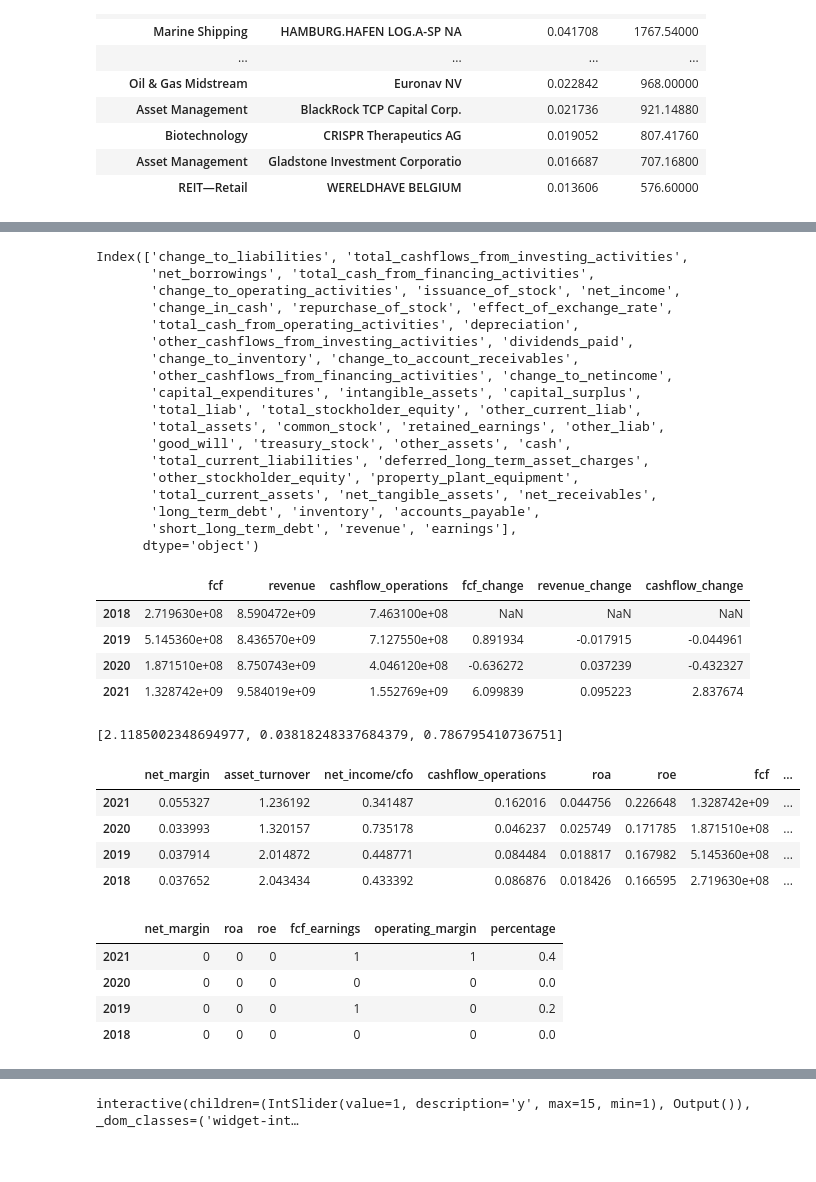
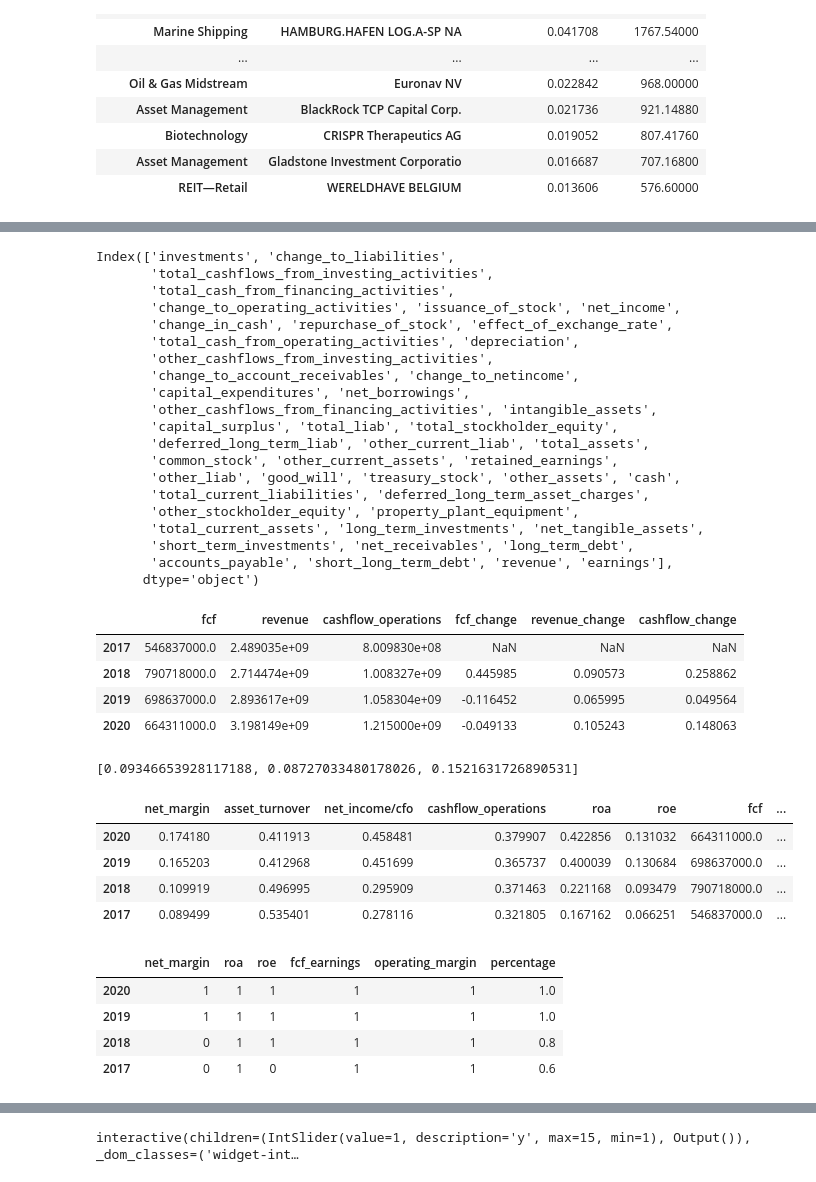
Before and after one commit to Michiel-DK/iex, a Jupyter notebook: yahoo.ipynb, the cells around one changed output, grey strips where cells are left out. Drawn from its saved outputs; the diff is of its cells as text; code cells hidden in the pictures.

```diff
--- a/yahoo.ipynb
+++ b/yahoo.ipynb
@@ -96,5 +102,5 @@ tickers = ['ABBV','ADBE', 'AMGN', 'AY', 'BABA', 'CARM.PA', 'CRM', 'CRSP', 'CVS',
 # %%
-ticker = "DKS"
+ticker = "AKAM"
 tick = yf.Ticker(ticker)
 tick
 # %% [output]
@@ -177,26 +183,31 @@ result
 # %%
 result.columns
 # %% [output]
-Index(['change_to_liabilities', 'total_cashflows_from_investing_activities',
-       'net_borrowings', 'total_cash_from_financing_activities',
+Index(['investments', 'change_to_liabilities',
+       'total_cashflows_from_investing_activities',
+       'total_cash_from_financing_activities',
        'change_to_operating_activities', 'issuance_of_stock', 'net_income',
        'change_in_cash', 'repurchase_of_stock', 'effect_of_exchange_rate',
        'total_cash_from_operating_activities', 'depreciation',
-       'other_cashflows_from_investing_activities', 'dividends_paid',
-       'change_to_inventory', 'change_to_account_receivables',
-       'other_cashflows_from_financing_activities', 'change_to_netincome',
-       'capital_expenditures', 'intangible_assets', 'capital_surplus',
-       'total_liab', 'total_stockholder_equity', 'other_current_liab',
-       'total_assets', 'common_stock', 'retained_earnings', 'other_liab',
-       'good_will', 'treasury_stock', 'other_assets', 'cash',
+       'other_cashflows_from_investing_activities',
+       'change_to_account_receivables', 'change_to_netincome',
+       'capital_expenditures', 'net_borrowings',
+       'other_cashflows_from_financing_activities', 'intangible_assets',
+       'capital_surplus', 'total_liab', 'total_stockholder_equity',
+       'deferred_long_term_liab', 'other_current_liab', 'total_assets',
+       'common_stock', 'other_current_assets', 'retained_earnings',
+       'other_liab', 'good_will', 'treasury_stock', 'other_assets', 'cash',
        'total_current_liabilities', 'deferred_long_term_asset_charges',
        'other_stockholder_equity', 'property_plant_equipment',
-       'total_current_assets', 'net_tangible_assets', 'net_receivables',
-       'long_term_debt', 'inventory', 'accounts_payable',
-       'short_long_term_debt', 'revenue', 'earnings'],
+       'total_current_assets', 'long_term_investments', 'net_tangible_assets',
+       'short_term_investments', 'net_receivables', 'long_term_debt',
+       'accounts_payable', 'short_long_term_debt', 'revenue', 'earnings'],
       dtype='object')
 # %%
-result['fcf'] = result['total_cash_from_operating_activities'] - abs(result['capital_expenditures'])
+try:
+    result['fcf'] = result['total_cash_from_operating_activities'] - abs(result['capital_expenditures'])
+except KeyError:
+    result['fcf'] = result['total_cash_from_operating_activities']
 # %%
 growth = pd.DataFrame()
 growth['fcf'] = result['fcf']
@@ -209,45 +220,48 @@ growth['cashflow_change'] = growth.cashflow_operations.pct_change()
 growth
 # %% [output]
 |  | fcf | revenue | cashflow_operations | fcf_change | revenue_change | cashflow_change |
-| 2018 | 2.719630e+08 | 8.590472e+09 | 7.463100e+08 | NaN | NaN | NaN |
-| 2019 | 5.145360e+08 | 8.436570e+09 | 7.127550e+08 | 0.891934 | -0.017915 | -0.044961 |
-| 2020 | 1.871510e+08 | 8.750743e+09 | 4.046120e+08 | -0.636272 | 0.037239 | -0.432327 |
-| 2021 | 1.328742e+09 | 9.584019e+09 | 1.552769e+09 | 6.099839 | 0.095223 | 2.837674 |
+| 2017 | 546837000.0 | 2.489035e+09 | 8.009830e+08 | NaN | NaN | NaN |
+| 2018 | 790718000.0 | 2.714474e+09 | 1.008327e+09 | 0.445985 | 0.090573 | 0.258862 |
+| 2019 | 698637000.0 | 2.893617e+09 | 1.058304e+09 | -0.116452 | 0.065995 | 0.049564 |
+| 2020 | 664311000.0 | 3.198149e+09 | 1.215000e+09 | -0.049133 | 0.105243 | 0.148063 |
 # %%
 [growth['fcf_change'].mean(), growth['revenue_change'].mean(), growth['cashflow_change'].mean()]
 #np.mean([growth['fcf_change'].mean(), growth['revenue_change'].mean(), growth['cashflow_change'].mean()])
 # %% [output]
-[2.1185002348694977, 0.03818248337684379, 0.786795410736751]
+[0.09346653928117188, 0.08727033480178026, 0.1521631726890531]
 # %%
 ratios = pd.DataFrame()
 ratios['net_margin'] = result['net_income']/result['revenue']
 ratios['asset_turnover'] = result['revenue']/result['total_assets']
 ratios['net_income/cfo'] = result['net_income']/result['total_cash_from_operating_activities']
 ratios['cashflow_operations'] = result['total_cash_from_operating_activities']/result['revenue']
 ratios['roa'] = ratios['net_margin'] / ratios['asset_turnover']
 ratios['roe'] = ratios['net_margin'] * ratios['asset_turnover'] * (result['total_assets'] / result['total_stockholder_equity'])
-ratios['fcf'] = result['total_cash_from_operating_activities'] - abs(result['capital_expenditures'])
+try:
+    ratios['fcf'] = result['total_cash_from_operating_activities'] - abs(result['capital_expenditures'])
+except KeyError:
+    ratios['fcf'] = result['total_cash_from_operating_activities']
 ratios['fcf_earnings'] = ratios['fcf'] / result['revenue']
 ratios['operating_margin'] = result['total_cash_from_operating_activities'] / result['revenue']
 ratios['financial_leverage'] =  result['total_assets'] / result['total_stockholder_equity']
 ratios['debt_to_equity'] = result['long_term_debt'] / result['total_stockholder_equity']
 ratios['current_ratio'] = result['total_current_assets'] / result['total_current_liabilities']
 try:
     ratios['quick_ratio'] = (result['total_current_assets'] + result['inventory']) / result['total_current_liabilities']
 except KeyError:
     ratios['quick_ratio'] = result['total_current_assets']  / result['total_current_liabilities']
 try:
     ratios['goodwill_to_assets'] = result['good_will'] / result['total_current_assets']
 except KeyError:
     pass
 ratios['receivables_sales'] = result['net_receivables'] / result['revenue']
 ratios.head()
 # %% [output]
 |  | net_margin | asset_turnover | net_income/cfo | cashflow_operations | roa | roe | fcf | ... |
-| 2021 | 0.055327 | 1.236192 | 0.341487 | 0.162016 | 0.044756 | 0.226648 | 1.328742e+09 | ... |
-| 2020 | 0.033993 | 1.320157 | 0.735178 | 0.046237 | 0.025749 | 0.171785 | 1.871510e+08 | ... |
-| 2019 | 0.037914 | 2.014872 | 0.448771 | 0.084484 | 0.018817 | 0.167982 | 5.145360e+08 | ... |
-| 2018 | 0.037652 | 2.043434 | 0.433392 | 0.086876 | 0.018426 | 0.166595 | 2.719630e+08 | ... |
+| 2020 | 0.174180 | 0.411913 | 0.458481 | 0.379907 | 0.422856 | 0.131032 | 664311000.0 | ... |
+| 2019 | 0.165203 | 0.412968 | 0.451699 | 0.365737 | 0.400039 | 0.130684 | 698637000.0 | ... |
+| 2018 | 0.109919 | 0.496995 | 0.295909 | 0.371463 | 0.221168 | 0.093479 | 790718000.0 | ... |
+| 2017 | 0.089499 | 0.535401 | 0.278116 | 0.321805 | 0.167162 | 0.066251 | 546837000.0 | ... |
 # %%
 moat = pd.DataFrame()
 moat['net_margin'] = ratios['net_margin'].apply(lambda x: 1 if x >= 0.15 else 0)
@@ -259,10 +273,10 @@ moat['percentage'] = moat.sum(axis=1)/moat.count(axis=1)
 moat
 # %% [output]
 |  | net_margin | roa | roe | fcf_earnings | operating_margin | percentage |
-| 2021 | 0 | 0 | 0 | 1 | 1 | 0.4 |
-| 2020 | 0 | 0 | 0 | 0 | 0 | 0.0 |
-| 2019 | 0 | 0 | 0 | 1 | 0 | 0.2 |
-| 2018 | 0 | 0 | 0 | 0 | 0 | 0.0 |
+| 2020 | 1 | 1 | 1 | 1 | 1 | 1.0 |
+| 2019 | 1 | 1 | 1 | 1 | 1 | 1.0 |
+| 2018 | 0 | 1 | 1 | 1 | 1 | 0.8 |
+| 2017 | 0 | 1 | 0 | 1 | 1 | 0.6 |
 # %%
 health = pd.DataFrame()
 health['receivables_sales'] = ratios['receivables_sales'].apply(lambda x: 1 if x < 0.25 else 0)
```
Also changed, not shown: parts of 12 cells of this notebook, 1 other file.
